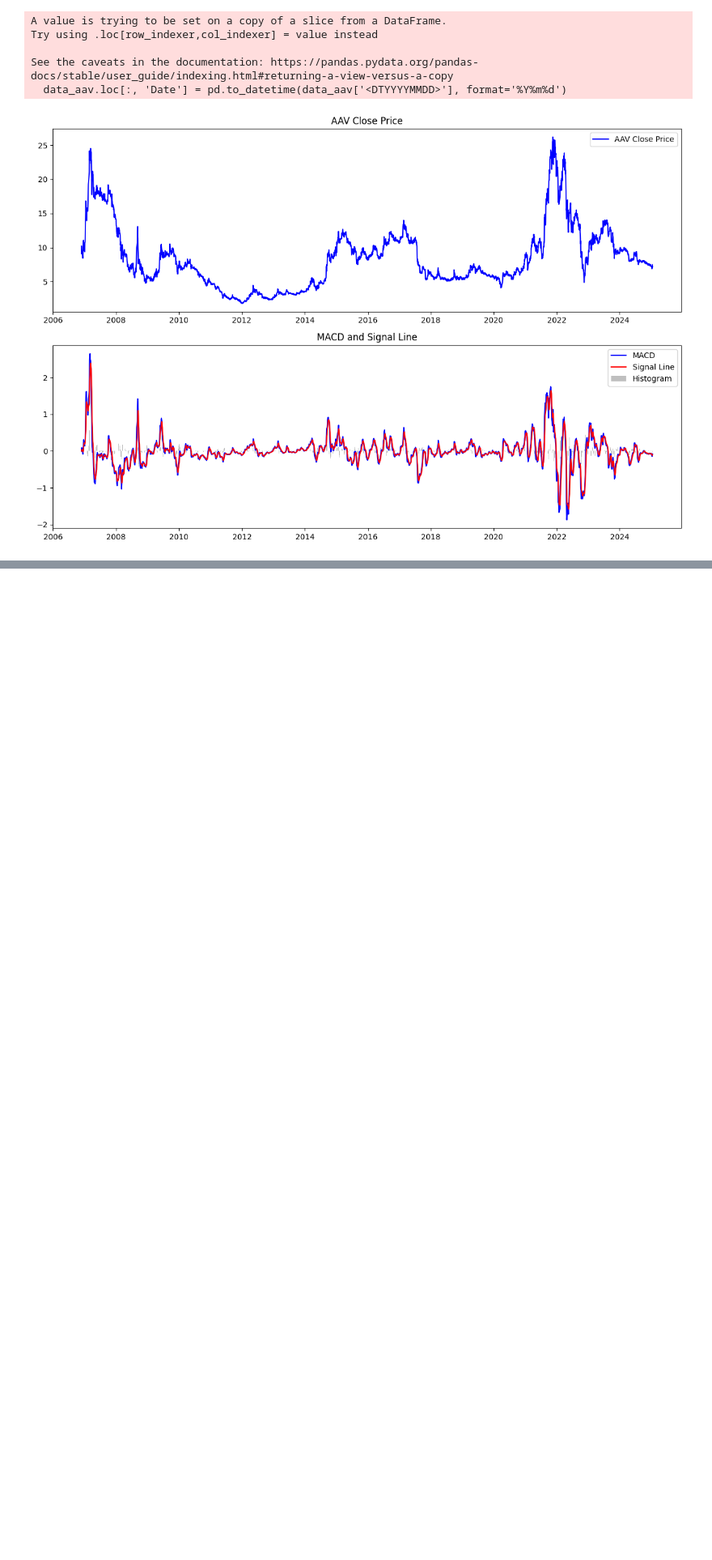
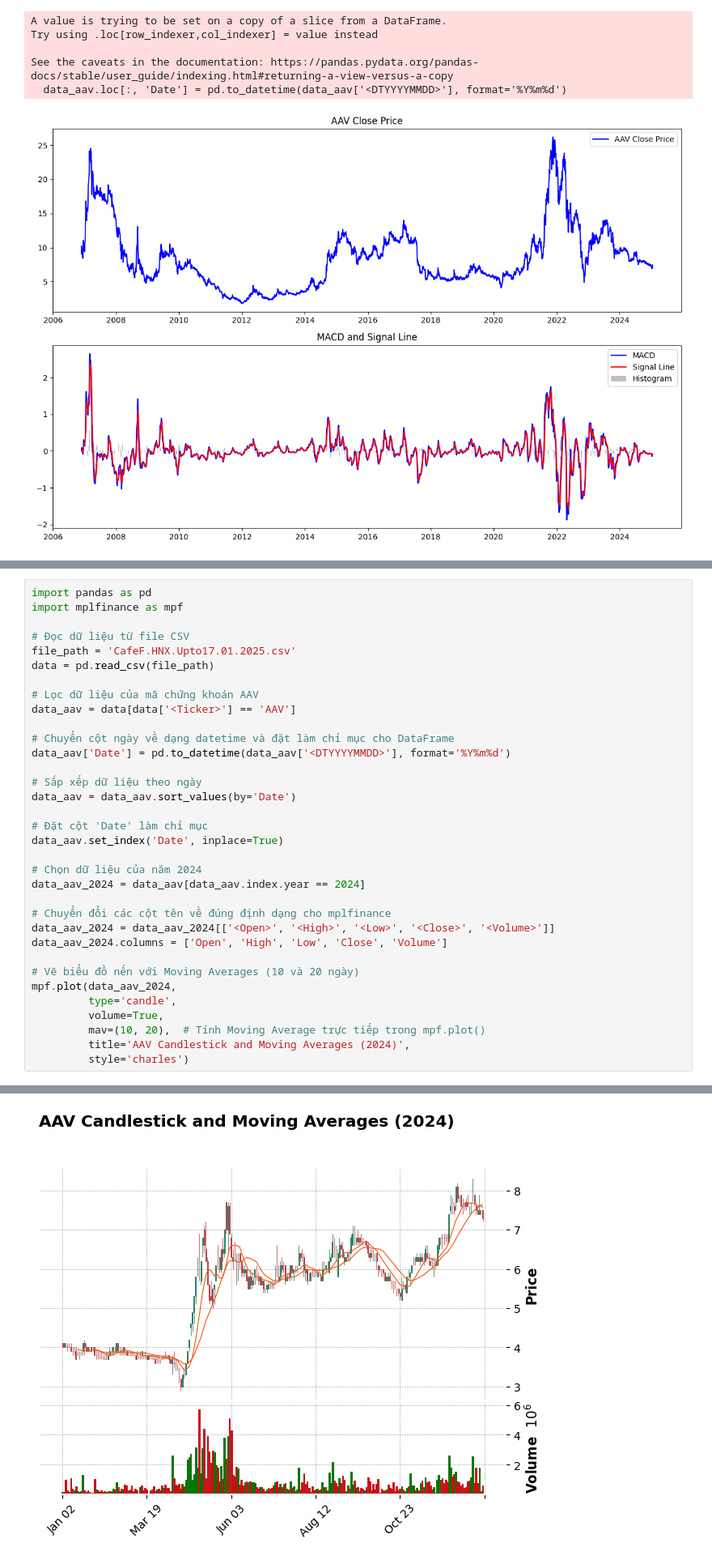
Before and after one commit to KienNguyenk64/CNDPT, a Jupyter notebook: Stock1.ipynb, the cells around one changed output, grey strips where cells are left out. Shown at 81% size. Saved outputs shown, nothing was run; the diff lists cells and outputs as text; blank space fills up the shorter version.

```diff
--- a/Stock1.ipynb
+++ b/Stock1.ipynb
@@ -215,3 +297,38 @@ Try using .loc[row_indexer,col_indexer] = value instead
 See the caveats in the documentation: https://pandas.pydata.org/pandas-docs/stable/user_guide/indexing.html#returning-a-view-versus-a-copy
   data_aav['Date'] = pd.to_datetime(data_aav['<DTYYYYMMDD>'], format='%Y%m%d')
 [figure]
+# %%
+import pandas as pd
+import mplfinance as mpf
+
+# Đọc dữ liệu từ file CSV
+file_path = 'CafeF.HNX.Upto17.01.2025.csv'
+data = pd.read_csv(file_path)
+
+# Lọc dữ liệu của mã chứng khoán AAV
+data_aav = data[data['<Ticker>'] == 'AAV']
+
+# Chuyển cột ngày về dạng datetime và đặt làm chỉ mục cho DataFrame
+data_aav['Date'] = pd.to_datetime(data_aav['<DTYYYYMMDD>'], format='%Y%m%d')
+
+# Sắp xếp dữ liệu theo ngày
+data_aav = data_aav.sort_values(by='Date')
+
+# Đặt cột 'Date' làm chỉ mục
+data_aav.set_index('Date', inplace=True)
+
+# Chọn dữ liệu của năm 2024
+data_aav_2024 = data_aav[data_aav.index.year == 2024]
+
+# Chuyển đổi các cột tên về đúng định dạng cho mplfinance
+data_aav_2024 = data_aav_2024[['<Open>', '<High>', '<Low>', '<Close>', '<Volume>']]
+data_aav_2024.columns = ['Open', 'High', 'Low', 'Close', 'Volume']
+
+# Vẽ biểu đồ nến với Moving Averages (10 và 20 ngày)
+mpf.plot(data_aav_2024,
+         type='candle',
+         volume=True,
+         mav=(10, 20),  # Tính Moving Average trực tiếp trong mpf.plot()
+         title='AAV Candlestick and Moving Averages (2024)',
+         style='charles')
+# %% [output]
@@ -217,0 +340 @@ See the caveats in the documentation: https://pandas.pydata.org/pandas-docs/stab
+[figure, added]
```
Also changed, not shown: parts of 6 cells of this notebook, 1 other file.
